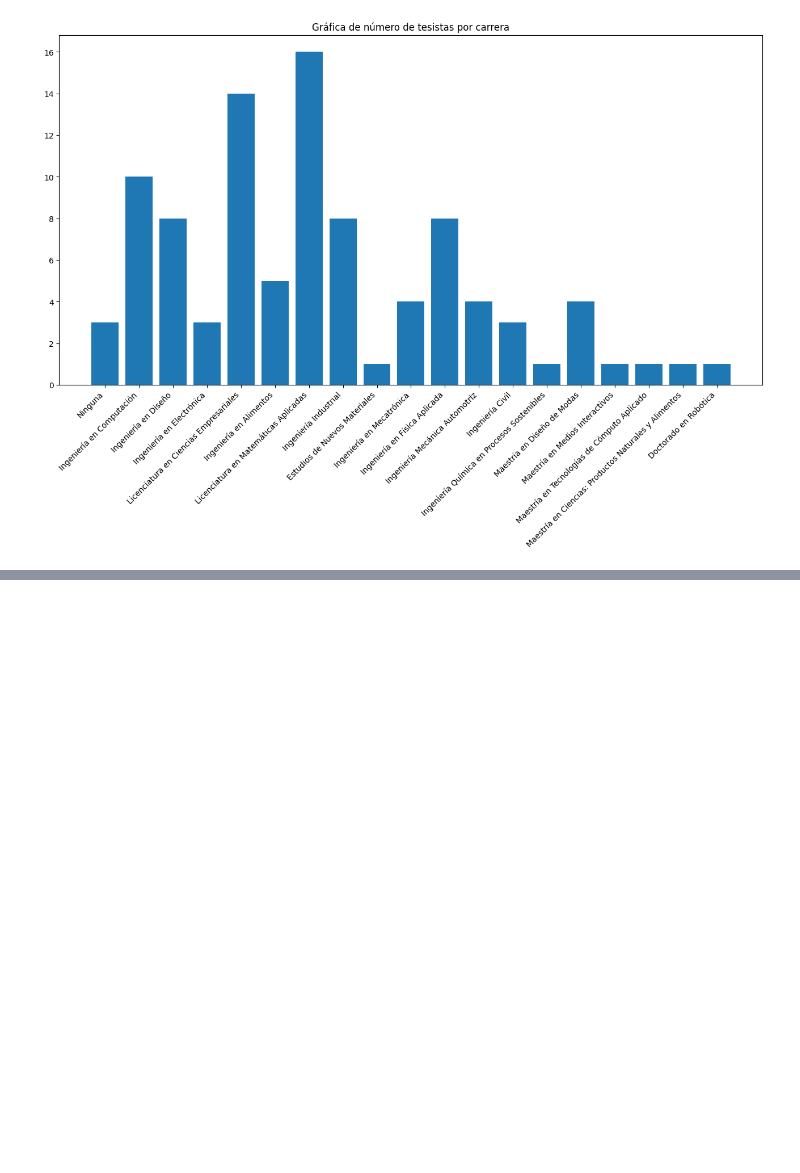
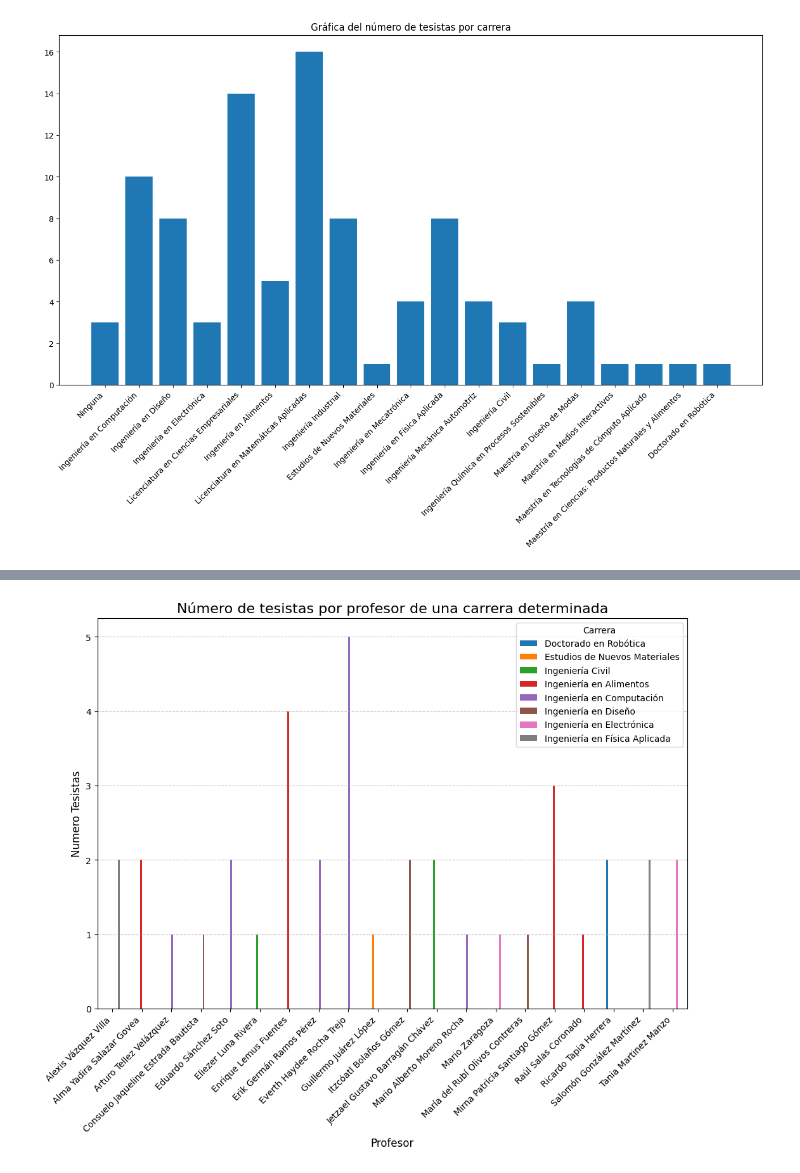
Before and after one commit to cosijoeza/semestre-1, a Jupyter notebook: databases/dataframe.ipynb, the cells around one changed output, grey strips where cells are left out. Saved outputs shown, nothing was run; the diff lists cells and outputs as text; code cells hidden in the pictures; blank space fills up the shorter version.

```diff
--- a/databases/dataframe.ipynb
+++ b/databases/dataframe.ipynb
@@ -243,0 +244,2 @@ datos
+# %%
+pivot_consulta = datos.pivot(index="profesor",columns="carrera",values="numeroTesistas").fillna(0)
@@ -243,0 +267,11 @@ datos
+# %%
+pivot_consulta.plot(kind="bar",figsize=(12,8))
+plt.title("Número de tesistas por profesor de una carrera determinada",fontsize=16)
+plt.xlabel("Profesor",fontsize=12)
+plt.ylabel("Numero Tesistas",fontsize=12)
+plt.xticks(rotation=45,ha="right",fontsize=10)
+plt.legend(title="Carrera",fontsize=10)
+plt.grid(axis="y",linestyle="--",alpha=0.7)
+plt.show()
+# %% [output]
+[figure, added]
```
Also changed, not shown: parts of 23 cells of this notebook.
